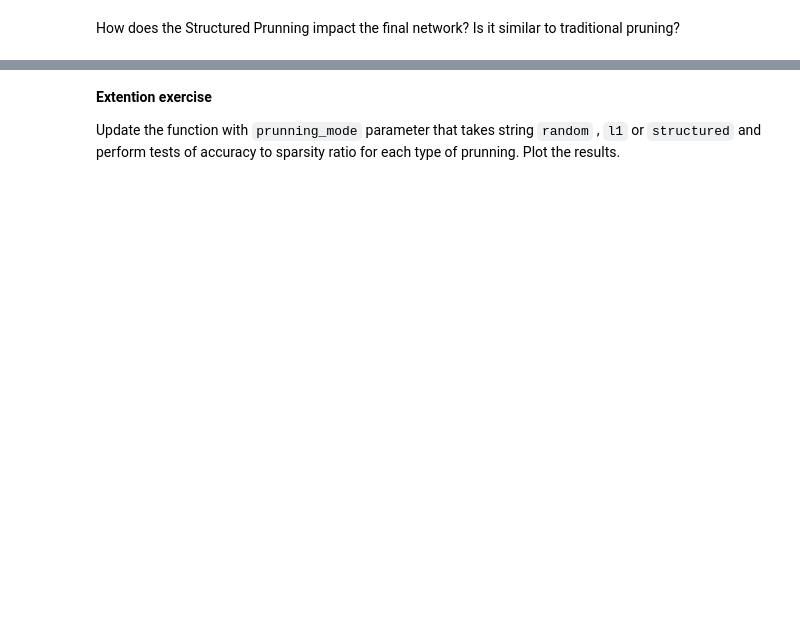
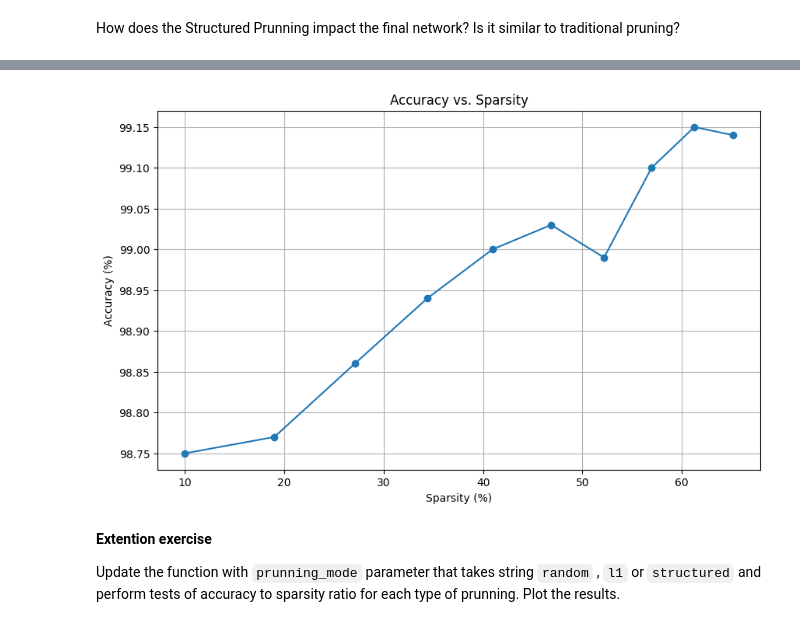
Before and after one commit to CleverLord/Wbudowane-systemy-AI, a Jupyter notebook: Laboratorium 4 - Prunning/Lab4 - wip.ipynb, the cells around one changed output, grey strips where cells are left out. Drawn from its saved outputs; the diff is of its cells as text; code cells hidden in the pictures; blank space fills up the shorter version.

```diff
--- a/Laboratorium 4 - Prunning/Lab4 - wip.ipynb
+++ b/Laboratorium 4 - Prunning/Lab4 - wip.ipynb
@@ -254,9 +400,73 @@ def prune_and_train(model: torch.nn.Module,
-# %%
-for i in range(10):
-    CNN_MNIST_FNC, loss, acc, sparsity = prune_and_train(CNN_MNIST_FNC, ... )
-    #TODO: Prepare data for plot
-
-#TODO: Plot
+# %%
+import matplotlib.pyplot as plt
+import tqdm.notebook as tqdm
+
+# Create a new instance of the CNN model for iterative pruning
+CNN_MNIST_FNC = CNN(input_shape=(1, 28, 28), num_of_cls=10).to(torch_device)
+optimizer_FNC = torch.optim.Adam(CNN_MNIST_FNC.parameters(), lr=1e-3)
+
+# Load the trained weights from CNN_MNIST
+CNN_MNIST_FNC.load_state_dict(CNN_MNIST.state_dict())
+
+def prune_and_train(model: torch.nn.Module,
+                    train_loader,
+                    test_loader,
+                    criterion,
+                    optimizer: torch.optim.Optimizer = None,
+                    step: float = 0.1,
+                    device = torch.device('cpu')):
+
+    # Perform random pruning with amount of step
+    for name, module in model.named_modules():
+        if isinstance(module, torch.nn.Conv2d):
+            prune.random_unstructured(module, name='weight', amount=step)
+
+    # Calculate sparsity
+    total_weights = 0
+    total_zero_weights = 0
+    for name, module in model.named_modules():
+        if isinstance(module, torch.nn.Conv2d):
+            weight = getattr(module, 'weight')
+            total_weights += weight.nelement()
+            total_zero_weights += torch.sum(weight == 0).item()
+    sparsity = 100 * total_zero_weights / total_weights
+
+    # Train for 1 epoch with train_loader
+    model.train()
+    for X, y in train_loader:
+        X, y = X.to(device), y.to(device)
+        optimizer.zero_grad()
+        pred = model(X)
+        loss = criterion(pred, y)
+        loss.backward()
+        optimizer.step()
+
+    # Evaluate with test_loader
+    acc, _ = train_test_pass(model, test_loader, criterion, None)
+
+    return model, loss.item(), acc, sparsity
+
+# Initialize lists to store accuracy and sparsity data
+accuracies = []
+sparsities = []
+
+# Run prune_and_train for 10 iterations
+for i in tqdm.tqdm(range(10)):
+    CNN_MNIST_FNC, loss, acc, sparsity = prune_and_train(
+        CNN_MNIST_FNC, train_loader, test_loader, loss_fcn, optimizer_FNC, step=0.1, device=torch_device)
+    accuracies.append(acc)
+    sparsities.append(sparsity)
+
+# Plot accuracy vs. sparsity
+plt.figure(figsize=(10, 6))
+plt.plot(sparsities, accuracies, marker='o')
+plt.title('Accuracy vs. Sparsity')
+plt.xlabel('Sparsity (%)')
+plt.ylabel('Accuracy (%)')
+plt.grid(True)
+plt.show()
+# %% [output]
+[figure, added]
 # %% [markdown]
 **Extention exercise**
 
```
Also changed, not shown: parts of 13 cells of this notebook, 4 other files.
